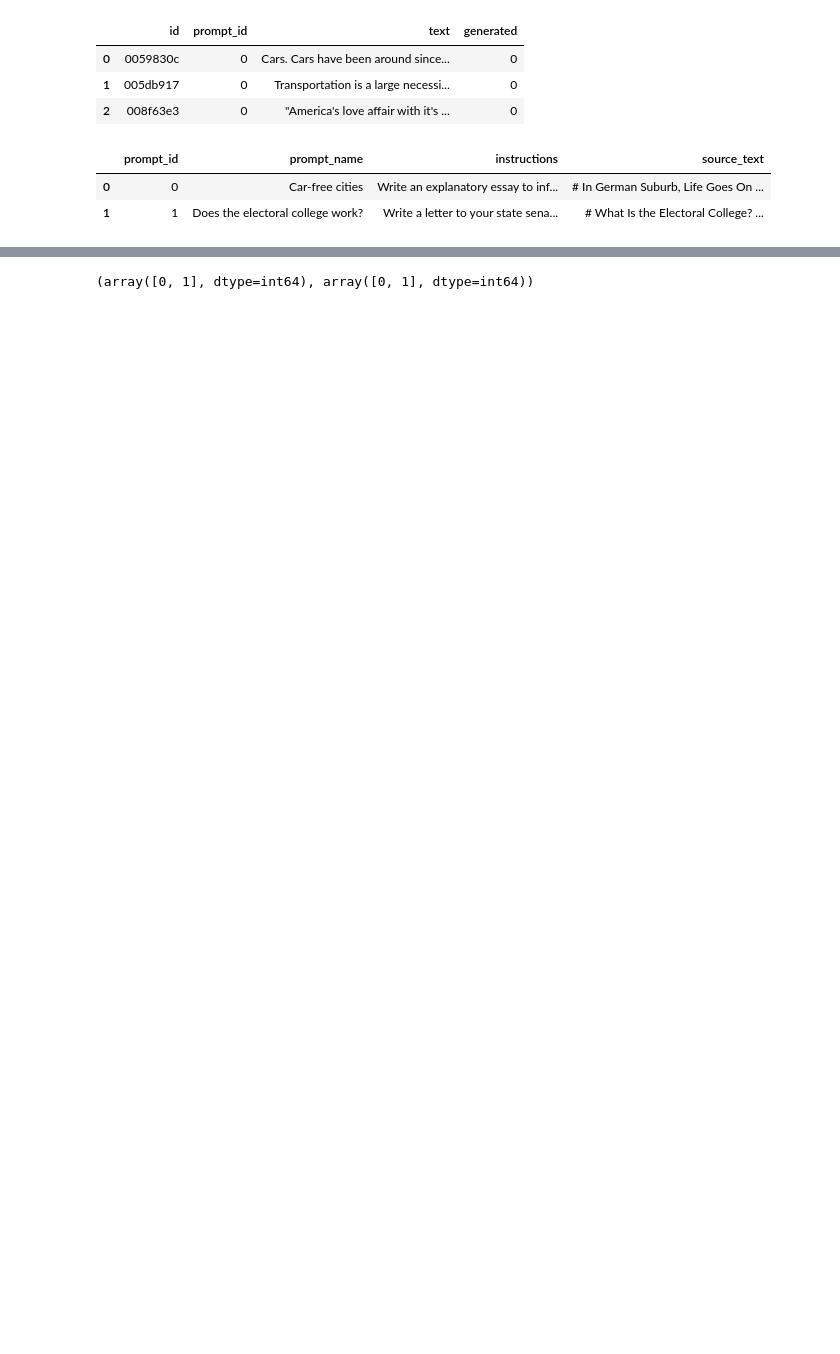
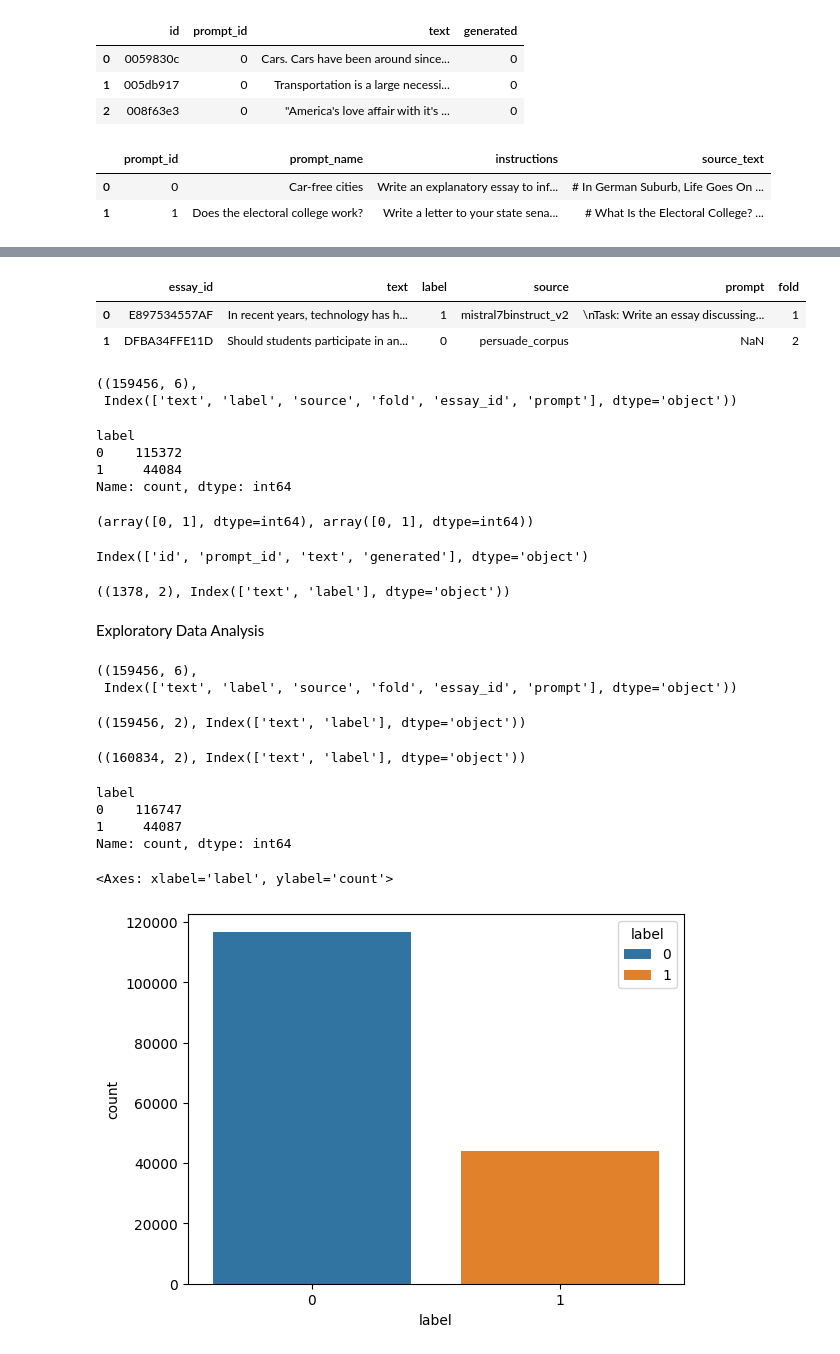
Before and after one commit to parimalakettymuthu/ClassificationModels, a Jupyter notebook: Detect_AI_Generated_Text.ipynb, the cells around one changed output, grey strips where cells are left out. Drawn from its saved outputs; the diff is of its cells as text; code cells hidden in the pictures; blank space fills up the shorter version.

```diff
--- a/Detect_AI_Generated_Text.ipynb
+++ b/Detect_AI_Generated_Text.ipynb
@@ -24,4 +56,65 @@ train_prompts_df.head(3)
+# %%
+train_drcat4_df.head(2)
+# %% [output]
+|  | essay_id | text | label | source | prompt | fold |
+| 0 | E897534557AF | In recent years, technology has h... | 1 | mistral7binstruct_v2 | \nTask: Write an essay discussing... | 1 |
+| 1 | DFBA34FFE11D | Should students participate in an... | 0 | persuade_corpus | NaN | 2 |
+# %%
+train_drcat_df = pd.concat([train_drcat1_df, train_drcat2_df, train_drcat3_df, train_drcat4_df], ignore_index=True)
+train_drcat_df.shape, train_drcat_df.columns
+# %% [output]
+((159456, 6),
+ Index(['text', 'label', 'source', 'fold', 'essay_id', 'prompt'], dtype='object'))
+# %%
+train_drcat_df['label'].value_counts()
+# %% [output]
+label
+0    115372
+1     44084
+Name: count, dtype: int64
 # %%
 train_essays_df['generated'].unique(), train_essays_df['prompt_id'].unique()
 # %% [output]
 (array([0, 1], dtype=int64), array([0, 1], dtype=int64))
+# %%
+train_essays_df.columns
+# %% [output]
+Index(['id', 'prompt_id', 'text', 'generated'], dtype='object')
+# %%
+train_essays_df =  train_essays_df.drop(columns=["id", "prompt_id"])
+train_essays_df.rename(columns={'generated': 'label'}, inplace=True)
+train_essays_df.shape, train_essays_df.columns
+# %% [output]
+((1378, 2), Index(['text', 'label'], dtype='object'))
+# %% [markdown]
+Exploratory Data Analysis
+# %%
+#train_drcat_df.groupby(['source']).sum()
+train_df = pd.concat([train_drcat1_df, train_drcat2_df, train_drcat3_df, train_drcat4_df], axis=0)
+train_df.shape, train_df.columns
+# %% [output]
+((159456, 6),
+ Index(['text', 'label', 'source', 'fold', 'essay_id', 'prompt'], dtype='object'))
+# %%
+#sns.countplot(train_drcat_df, x='label', hue='label')
+train_df = train_df.drop(columns=['source', 'fold', 'essay_id', 'prompt'])
+train_df.shape, train_df.columns
+# %% [output]
+((159456, 2), Index(['text', 'label'], dtype='object'))
+# %%
+train1_df = pd.concat([train_essays_df, train_df], axis=0)
+train1_df.shape, train1_df.columns
+# %% [output]
+((160834, 2), Index(['text', 'label'], dtype='object'))
+# %%
+train1_df['label'].value_counts()
+# %% [output]
+label
+0    116747
+1     44087
+Name: count, dtype: int64
+# %%
+sns.countplot(train1_df, x='label', hue='label')
+# %% [output]
+<Axes: xlabel='label', ylabel='count'>
+[figure, added]
```
Also changed, not shown: parts of 8 cells of this notebook.
